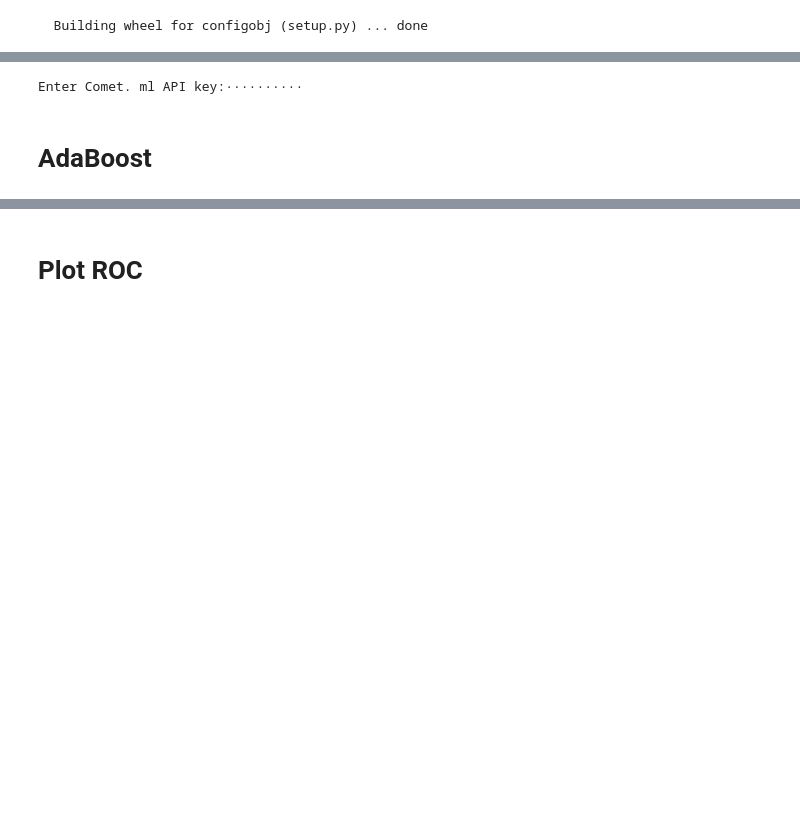
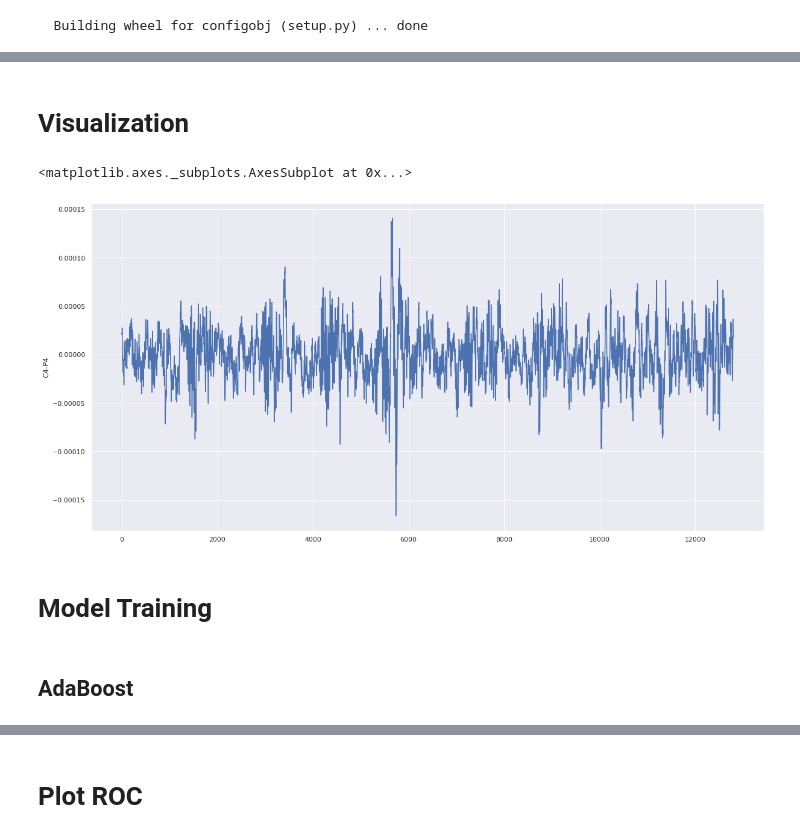
Before and after one commit to anw1998/MMD6020_Final_Project, a Jupyter notebook: notebooks/Hyperparameters Tuning Script.ipynb, the cells around one changed output, grey strips where cells are left out. Drawn from its saved outputs; the diff is of its cells as text; code cells hidden in the pictures; blank space fills up the shorter version.

```diff
--- a/notebooks/Hyperparameters Tuning Script.ipynb
+++ b/notebooks/Hyperparameters Tuning Script.ipynb
@@ -25,9 +35,16 @@ X_train, X_test, y_train, y_test = train_test_split(X,y,test_size=0.1, stratify=
-# %%
-import os
-from getpass import getpass
-
-API_KEY = getpass('Enter Comet. ml API key:')
-
-os.environ['COMET_API_KEY'] = API_KEY
-# %% [output]
-Enter Comet. ml API key:··········
+# %% [markdown]
+# Visualization
+# %%
+import matplotlib.pyplot as plt
+import seaborn as sns
+sns.set()
+
+timepoints = list(data_df.index)
+
+# Plot time series
+sec = 50
+plt.figure(figsize=(20, 10))
+sns.lineplot(data=data_df[:256*sec], x=timepoints[:256*sec], y=data_df.iloc[:256*sec,2])
+# %% [output]
+<matplotlib.axes._subplots.AxesSubplot at 0x...>
+[figure, added]
@@ -33,0 +61,2 @@ Enter Comet. ml API key:··········
+# %% [markdown]
+# Model Training
@@ -34,2 +77,2 @@ Enter Comet. ml API key:··········
 # %% [markdown]
-# AdaBoost
+## AdaBoost
```
Also changed, not shown: parts of 37 cells of this notebook.
